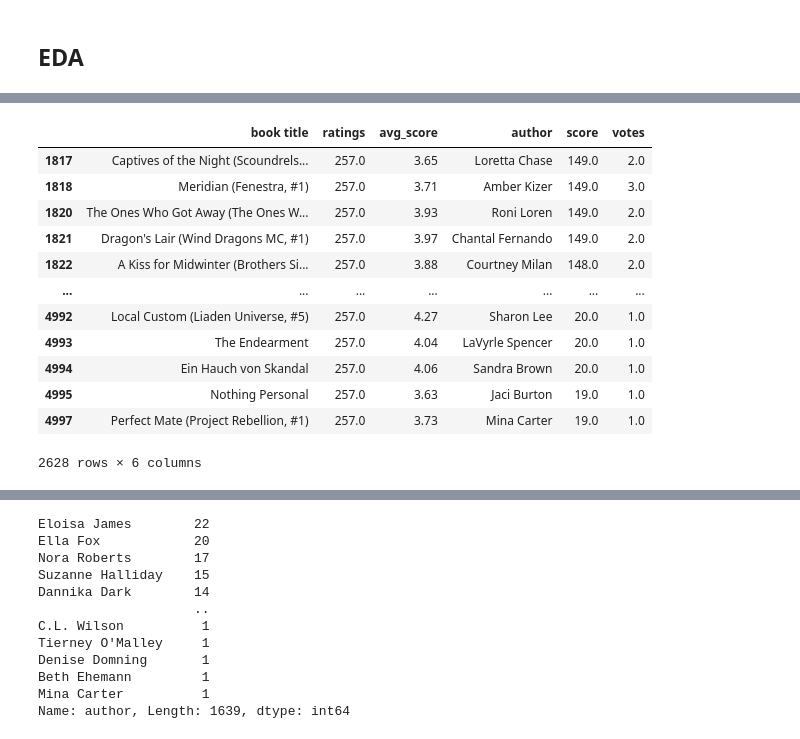
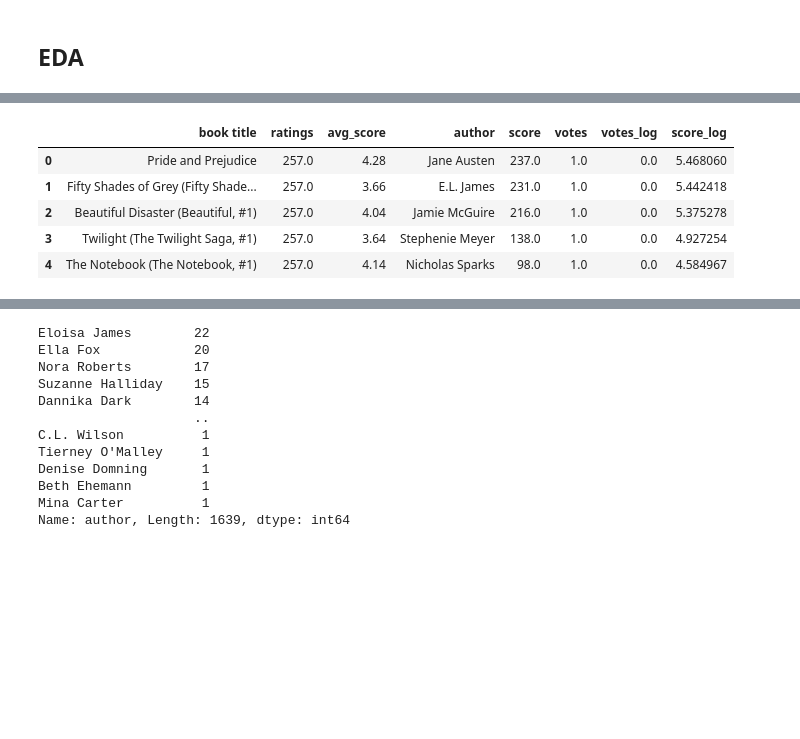
Before and after one commit to chandru1003/Data--Projects, a Jupyter notebook: Web scraping/Goodreads/Goodreads Web-Scraping.ipynb, the cells around one changed output, grey strips where cells are left out. Saved outputs shown, nothing was run; the diff lists cells and outputs as text; code cells hidden in the pictures; blank space fills up the shorter version.

```diff
--- a/Web scraping/Goodreads/Goodreads Web-Scraping.ipynb
+++ b/Web scraping/Goodreads/Goodreads Web-Scraping.ipynb
@@ -551,6 +530,6 @@ dtype: int64
 # %%
-median = np.median(data['votes'])
-data.loc[(data['votes'] < lower_bound) | (data['votes'] > upper_bound), 'votes'] = median
+median = np.median(data['avg_score'])
+data.loc[(data['avg_score'] < lower_bound) | (data['avg_score'] > upper_bound), 'avg_score'] = median
 # %%
 sns.histplot(data=data, x="avg_score", kde=True)
 sns.kdeplot(data=data, x="avg_score")
@@ -704,6 +681,19 @@ dtype: int64
 # %%
 median = np.median(data['score'])
 data.loc[(data['score'] < lower_bound) | (data['score'] > upper_bound), 'score'] = median
+# %%
+# Perform log transformation on the 'ratings' column
+data['votes_log'] = np.log(data['votes'])
+
+# Check if the transformed data is normally distributed using the Shapiro-Wilk test
+from scipy.stats import shapiro
+
+stat, p = shapiro(data['votes_log'])
+print('Statistics=%.3f, p=%.3f' % (stat, p))
+if p > 0.05:
+    print('Data looks normally distributed (fail to reject H0)')
+else:
+    print('Data does not look normally distributed (reject H0)')
 # %%
 sns.histplot(data=data, x="score", kde=True)
 sns.kdeplot(data=data, x="score")
@@ -751,2 +743,0 @@ sns.kdeplot(data=data, x="score_log")
-# %%
-data = data.drop(columns=['ratings_log','votes_log','score_log'])
@@ -753,3 +766,5 @@ data = data.drop(columns=['ratings_log','votes_log','score_log'])
+# %%
+data['avg_score'].fillna(data['avg_score'].median(), inplace=True)
 # %%
 data.info()
 # %% [output]
@@ -799,19 +800,12 @@ memory usage: 143.8+ KB
 # %%
-data.head(-1)
+data.head(5)
 # %% [output]
-|  | book title | ratings | avg_score | author | score | votes |
-| 1817 | Captives of the Night (Scoundrels... | 257.0 | 3.65 | Loretta Chase | 149.0 | 2.0 |
-| 1818 | Meridian (Fenestra, #1) | 257.0 | 3.71 | Amber Kizer | 149.0 | 3.0 |
-| 1820 | The Ones Who Got Away (The Ones W... | 257.0 | 3.93 | Roni Loren | 149.0 | 2.0 |
-| 1821 | Dragon's Lair (Wind Dragons MC, #1) | 257.0 | 3.97 | Chantal Fernando | 149.0 | 2.0 |
-| 1822 | A Kiss for Midwinter (Brothers Si... | 257.0 | 3.88 | Courtney Milan | 148.0 | 2.0 |
-| ... | ... | ... | ... | ... | ... | ... |
-| 4992 | Local Custom (Liaden Universe, #5) | 257.0 | 4.27 | Sharon Lee | 20.0 | 1.0 |
-| 4993 | The Endearment | 257.0 | 4.04 | LaVyrle Spencer | 20.0 | 1.0 |
-| 4994 | Ein Hauch von Skandal | 257.0 | 4.06 | Sandra Brown | 20.0 | 1.0 |
-| 4995 | Nothing Personal | 257.0 | 3.63 | Jaci Burton | 19.0 | 1.0 |
-| 4997 | Perfect Mate (Project Rebellion, #1) | 257.0 | 3.73 | Mina Carter | 19.0 | 1.0 |
+|  | book title | ratings | avg_score | author | score | votes | votes_log | score_log |
+| 0 | Pride and Prejudice | 257.0 | 4.28 | Jane Austen | 237.0 | 1.0 | 0.0 | 5.468060 |
+| 1 | Fifty Shades of Grey (Fifty Shade... | 257.0 | 3.66 | E.L. James | 231.0 | 1.0 | 0.0 | 5.442418 |
+| 2 | Beautiful Disaster (Beautiful, #1) | 257.0 | 4.04 | Jamie McGuire | 216.0 | 1.0 | 0.0 | 5.375278 |
+| 3 | Twilight (The Twilight Saga, #1) | 257.0 | 3.64 | Stephenie Meyer | 138.0 | 1.0 | 0.0 | 4.927254 |
+| 4 | The Notebook (The Notebook, #1) | 257.0 | 4.14 | Nicholas Sparks | 98.0 | 1.0 | 0.0 | 4.584967 |
-2628 rows × 6 columns
 # %%
 print("number of author",data.author.nunique())
 # %% [output]
```
Also changed, not shown: parts of 42 cells of this notebook.
